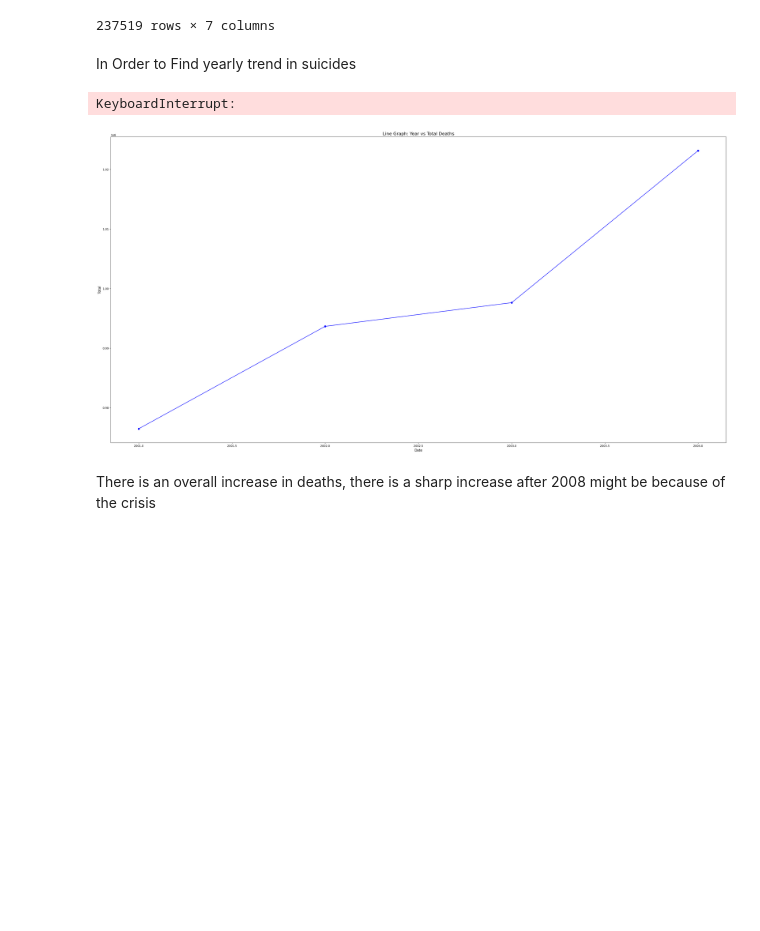
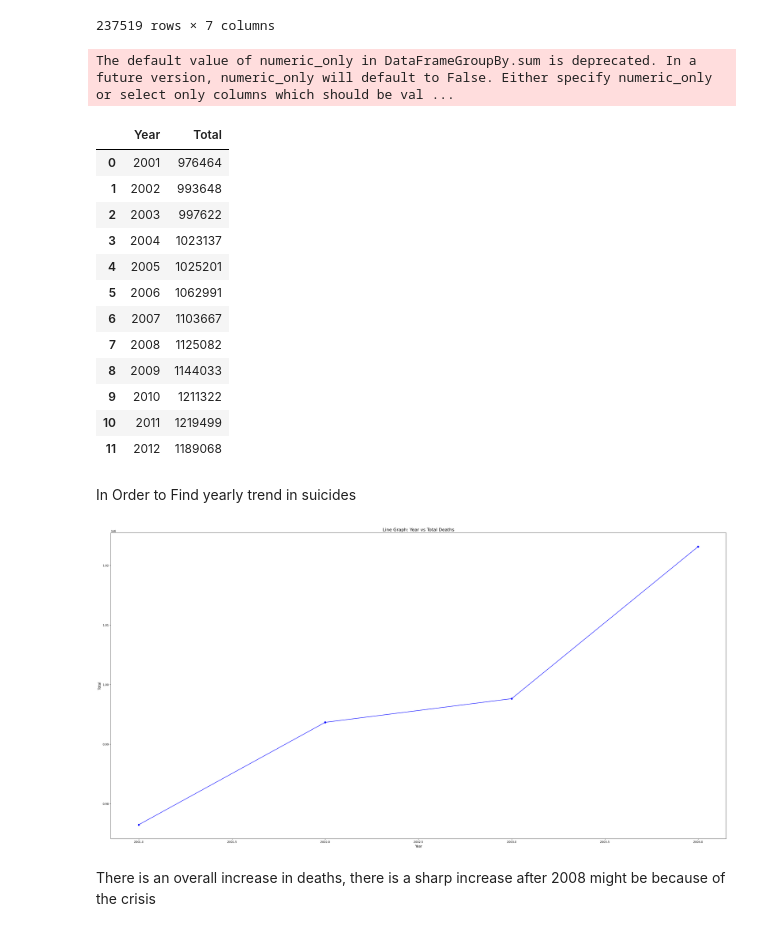
Before and after one commit to IshaanAggarwal777/DEVP-2-Project-1, a Jupyter notebook: Dynamic_Plotting_045021.ipynb, the cells around one changed output. Cells and saved outputs as stored; diff of their text form; code cells hidden in the pictures; blank space fills up the shorter version.

```diff
--- a/Dynamic_Plotting_045021.ipynb
+++ b/Dynamic_Plotting_045021.ipynb
@@ -87,6 +89,24 @@ df1
 | 237517 | West Bengal | 2012 | Social_Status | Divorcee | Male | 0-100+ | 189 |
 | 237518 | West Bengal | 2012 | Social_Status | Never Married | Male | 0-100+ | 2658 |
 237519 rows × 7 columns
+# %%
+df2= df1.groupby('Year').sum().reset_index()
+df2
+# %% [output]
+The default value of numeric_only in DataFrameGroupBy.sum is deprecated. In a future version, numeric_only will default to False. Either specify numeric_only or select only columns which should be val ...
+|  | Year | Total |
+| 0 | 2001 | 976464 |
+| 1 | 2002 | 993648 |
+| 2 | 2003 | 997622 |
+| 3 | 2004 | 1023137 |
+| 4 | 2005 | 1025201 |
+| 5 | 2006 | 1062991 |
+| 6 | 2007 | 1103667 |
+| 7 | 2008 | 1125082 |
+| 8 | 2009 | 1144033 |
+| 9 | 2010 | 1211322 |
+| 10 | 2011 | 1219499 |
+| 11 | 2012 | 1189068 |
 # %% [markdown]
 In Order to Find yearly trend in suicides
 # %%
@@ -95,35 +115,32 @@ from IPython.display import display, clear_output
 from collections import deque
 import time
 
+# ... code to create or load your DataFrame df2 ...
+
 # Group data by year and sum, ensuring 'Year' and 'Total' columns exist
-try:
-    line = df1.groupby('Year').sum().reset_index()
-except KeyError:
-    print("Error: DataFrame does not contain 'Year' or 'Total' columns.")
-    exit()  # Exit gracefully if columns are missing
+line = df2.groupby('Year').sum().reset_index()  # Create line DataFrame
 
 # Create figure and axis
 fig, ax = plt.subplots(figsize=(40, 20))
 
 # Initialize variables for looping
 current_index = 0
-max_index = len(line) - 1
+max_index = len(line) - 1  # Use length of line DataFrame
+
+Year = deque()  # Define the Year deque
+Total = deque()  # Define the Total deque
 
 while True:
-    # Update deques with data for the current year, handling potential empty DataFrame
-    if len(line) > 0:
-        Year.append(line["Year"].iloc[current_index])
-        Total.append(line["Total"].iloc[current_index])
-    else:
-        print("Warning: DataFrame is empty. No data to plot.")
-        break  # Exit the loop if DataFrame is empty
+    # Update deques with data for the current year
+    Year.append(line["Year"].iloc[current_index])
+    Total.append(line["Total"].iloc[current_index])
 
     # Update the plot
     ax.clear()  # Clear previous plot
     ax.plot(list(Year), list(Total), marker='o', linestyle='-', color='blue')
 
     plt.title('Line Graph: Year vs Total Deaths', fontsize=16)
-    plt.xlabel('Date', fontsize=12)
+    plt.xlabel('Year', fontsize=12)
     plt.ylabel('Total', fontsize=12)
 
     # Display the updated plot
@@ -138,7 +155,6 @@ while True:
         Year.clear()  # Clear deques for the next cycle
         Total.clear()
 # %% [output]
-KeyboardInterrupt:
 [figure]
 # %% [markdown]
 There is an overall increase in deaths, there is a sharp increase after 2008 might be because of the crisis
```
Also changed, not shown: parts of 5 cells of this notebook.
